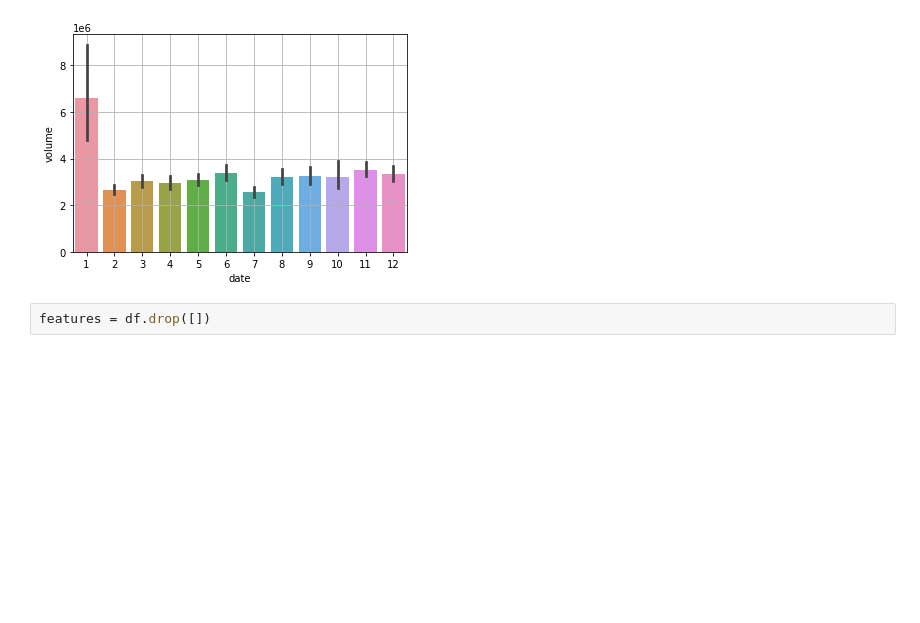
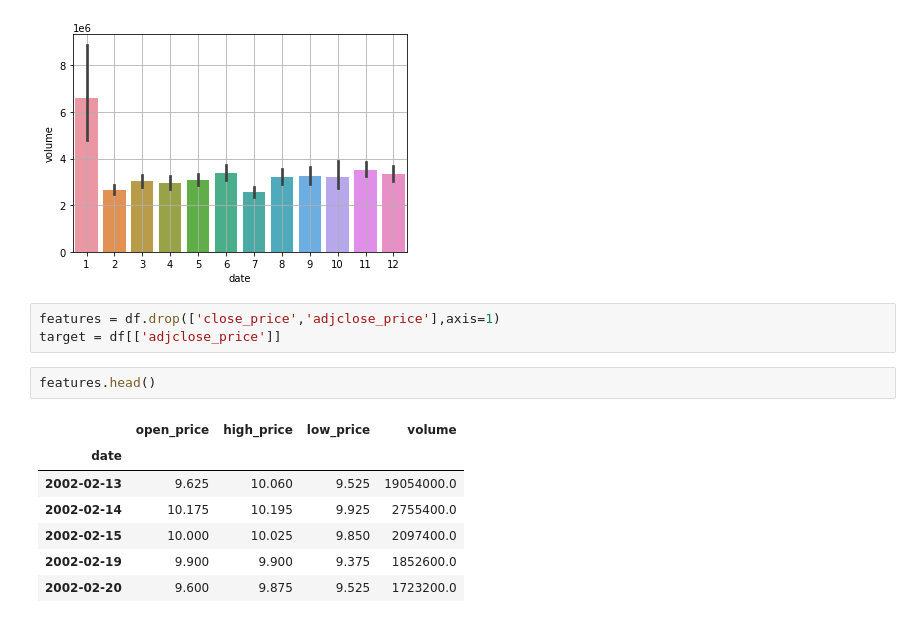
Before and after one commit to isoori/GameStop-Historical-Stock-Prices, a Jupyter notebook: Untitled.ipynb, the cells around one changed output. Saved outputs shown, nothing was run; the diff lists cells and outputs as text; blank space fills up the shorter version.

```diff
--- a/Untitled.ipynb
+++ b/Untitled.ipynb
@@ -70,4 +72,15 @@ plt.show()
 # %% [output]
 [figure]
 # %%
-features = df.drop([])
+features = df.drop(['close_price','adjclose_price'],axis=1)
+target = df[['adjclose_price']]
+# %%
+features.head()
+# %% [output]
+|  | open_price | high_price | low_price | volume |
+| date |  |  |  |  |
+| 2002-02-13 | 9.625 | 10.060 | 9.525 | 19054000.0 |
+| 2002-02-14 | 10.175 | 10.195 | 9.925 | 2755400.0 |
+| 2002-02-15 | 10.000 | 10.025 | 9.850 | 2097400.0 |
+| 2002-02-19 | 9.900 | 9.900 | 9.375 | 1852600.0 |
+| 2002-02-20 | 9.600 | 9.875 | 9.525 | 1723200.0 |
```
Also changed, not shown: parts of 8 cells of this notebook.
